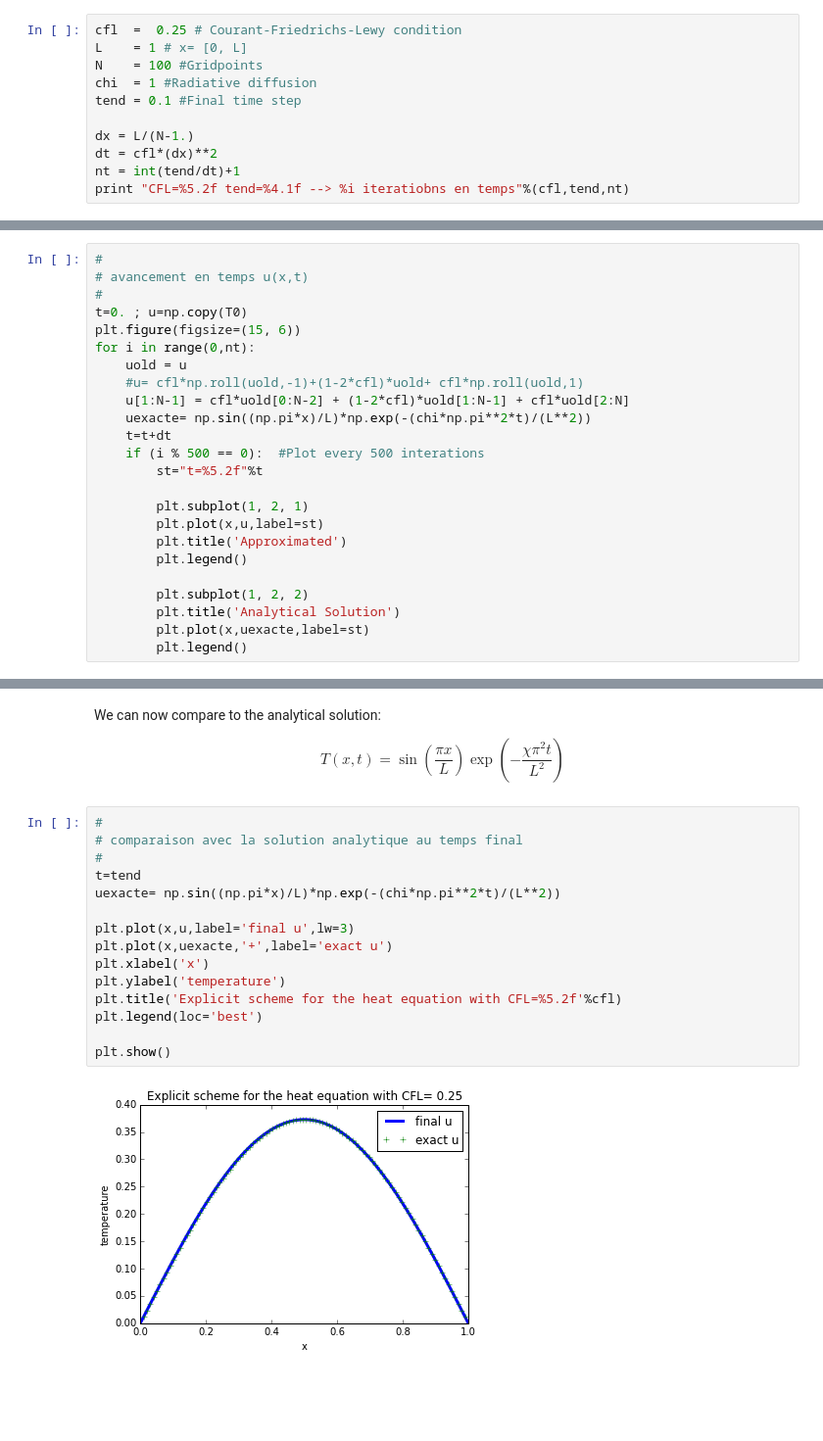
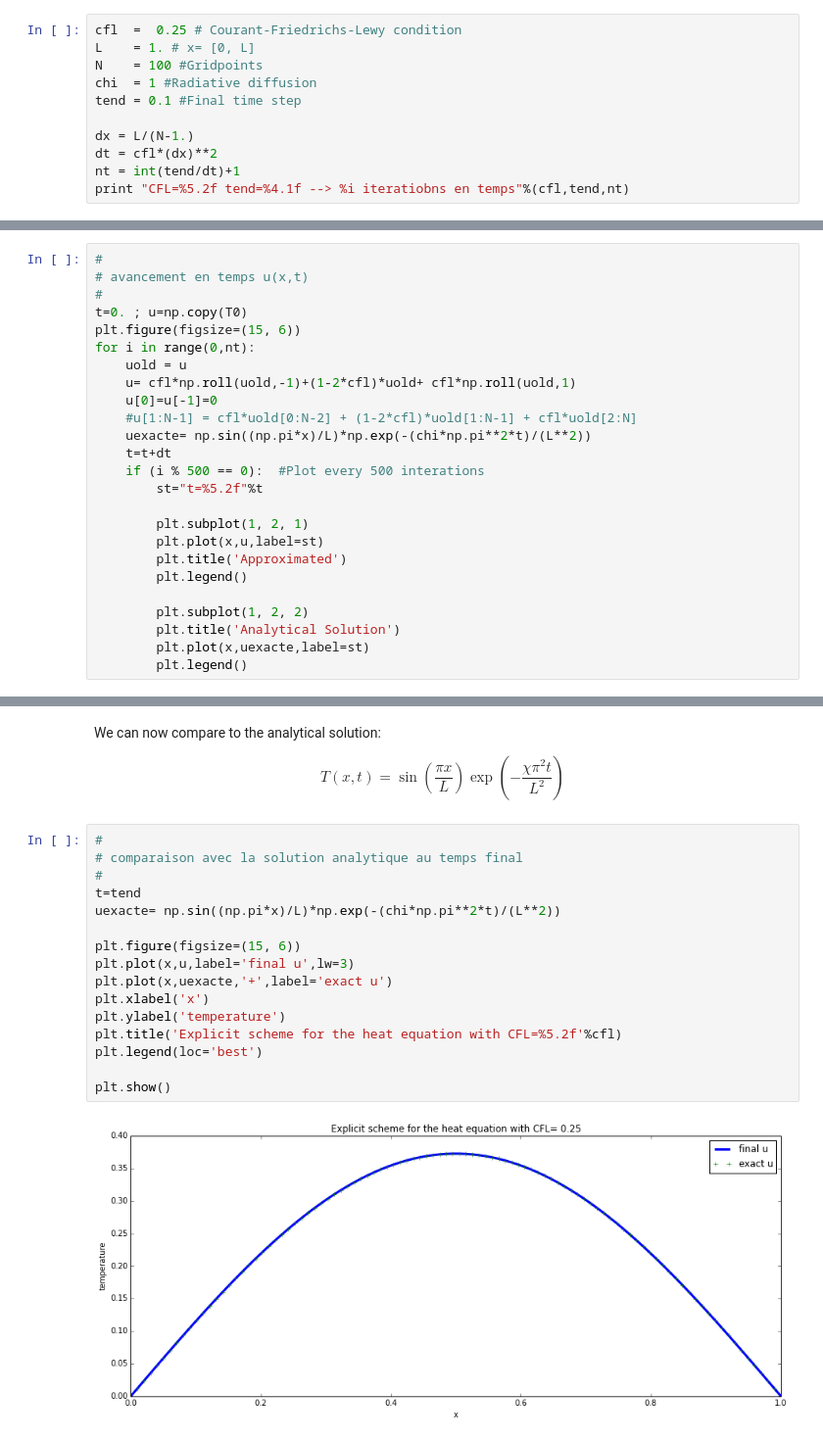
Before and after one commit to manuelmarcano22/ipythonnb, a Jupyter notebook: HeatEquation.ipynb, the cells around one changed output, grey strips where cells are left out. Shown at 98% size. Cells and saved outputs as stored; diff of their text form; blank space fills up the shorter version.

```diff
--- a/HeatEquation.ipynb
+++ b/HeatEquation.ipynb
@@ -83,6 +74,6 @@ In Python this is:
 # %%
 cfl  =  0.25 # Courant-Friedrichs-Lewy condition
-L    = 1 # x= [0, L]
+L    = 1. # x= [0, L]
 N    = 100 #Gridpoints
 chi  = 1 #Radiative diffusion
 tend = 0.1 #Final time step
@@ -124,8 +115,9 @@ t=0. ; u=np.copy(T0)
 plt.figure(figsize=(15, 6))
 for i in range(0,nt):
     uold = u
-    #u= cfl*np.roll(uold,-1)+(1-2*cfl)*uold+ cfl*np.roll(uold,1)
-    u[1:N-1] = cfl*uold[0:N-2] + (1-2*cfl)*uold[1:N-1] + cfl*uold[2:N]
+    u= cfl*np.roll(uold,-1)+(1-2*cfl)*uold+ cfl*np.roll(uold,1)
+    u[0]=u[-1]=0
+    #u[1:N-1] = cfl*uold[0:N-2] + (1-2*cfl)*uold[1:N-1] + cfl*uold[2:N]
     uexacte= np.sin((np.pi*x)/L)*np.exp(-(chi*np.pi**2*t)/(L**2))
     t=t+dt
     if (i % 500 == 0):  #Plot every 500 interations
@@ -149,17 +141,18 @@ $$T(x,t) = \sin(\frac{\pi x}{L}) \exp(-\frac{\chi \pi ^2 t}{L^2})$$
 # %%
 #
 # comparaison avec la solution analytique au temps final
 #
 t=tend
 uexacte= np.sin((np.pi*x)/L)*np.exp(-(chi*np.pi**2*t)/(L**2))
 
+plt.figure(figsize=(15, 6))
 plt.plot(x,u,label='final u',lw=3)
 plt.plot(x,uexacte,'+',label='exact u')
 plt.xlabel('x')
 plt.ylabel('temperature')
 plt.title('Explicit scheme for the heat equation with CFL=%5.2f'%cfl)
 plt.legend(loc='best')
 
 plt.show()
 # %% [output]
-[figure, old version]
+[figure, new version]
```
Also changed, not shown: parts of 31 cells of this notebook.
